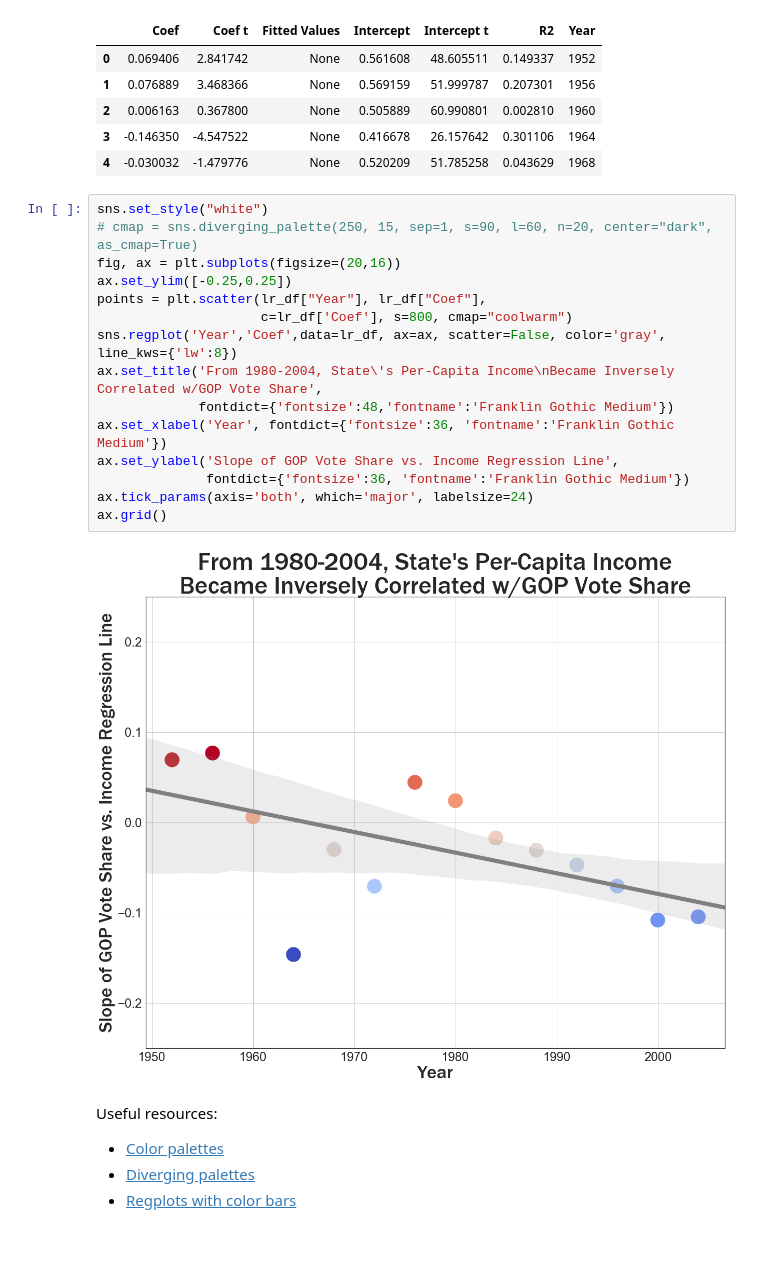
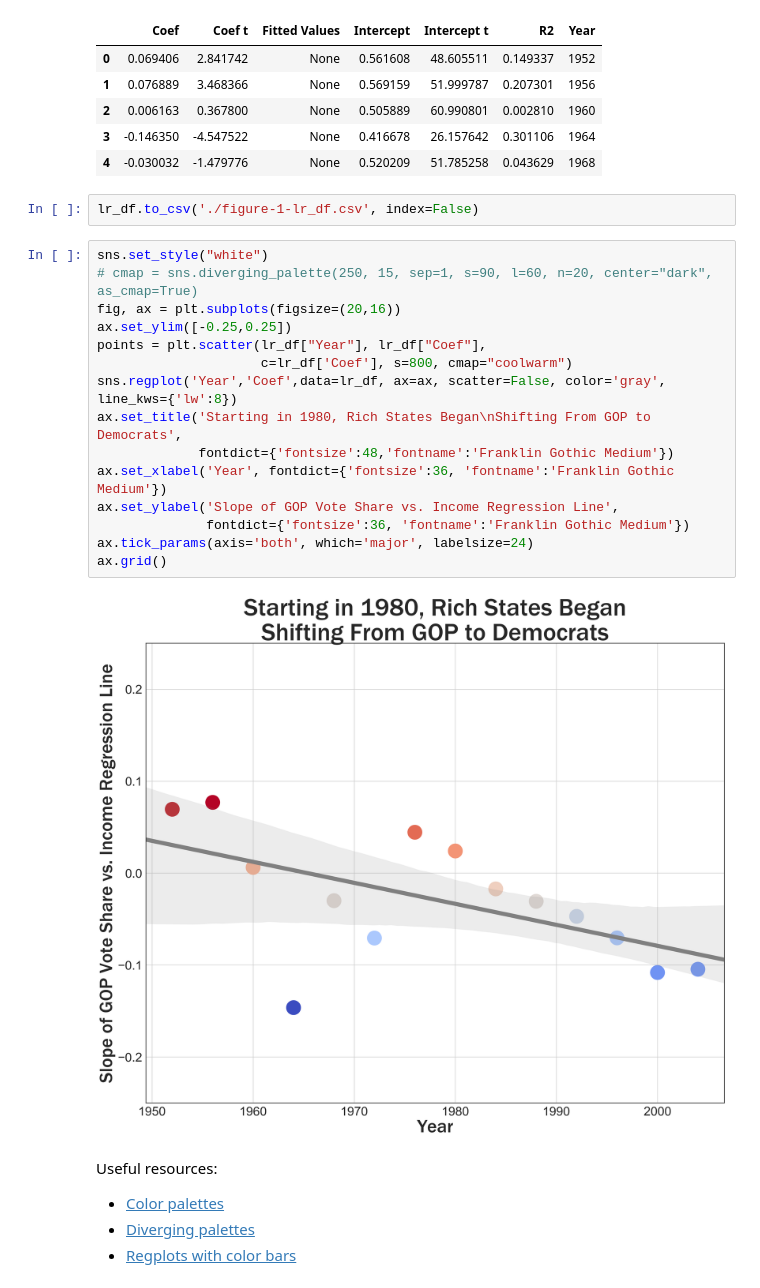
Before and after one commit to KirosG/DSI-capstone-project, a Jupyter notebook: 03-data-cleaning-eda.ipynb, the cells around one changed output. Cells and saved outputs as stored; diff of their text form; blank space fills up the shorter version.

```diff
--- a/03-data-cleaning-eda.ipynb
+++ b/03-data-cleaning-eda.ipynb
@@ -201,23 +181,25 @@ lr_df.head()
 | 2 | 0.006163 | 0.367800 | None | 0.505889 | 60.990801 | 0.002810 | 1960 |
 | 3 | -0.146350 | -4.547522 | None | 0.416678 | 26.157642 | 0.301106 | 1964 |
 | 4 | -0.030032 | -1.479776 | None | 0.520209 | 51.785258 | 0.043629 | 1968 |
+# %%
+lr_df.to_csv('./figure-1-lr_df.csv', index=False)
 # %%
 sns.set_style("white")
 # cmap = sns.diverging_palette(250, 15, sep=1, s=90, l=60, n=20, center="dark", as_cmap=True)
 fig, ax = plt.subplots(figsize=(20,16))
 ax.set_ylim([-0.25,0.25])
 points = plt.scatter(lr_df["Year"], lr_df["Coef"],
                      c=lr_df['Coef'], s=800, cmap="coolwarm")
 sns.regplot('Year','Coef',data=lr_df, ax=ax, scatter=False, color='gray', line_kws={'lw':8})
-ax.set_title('From 1980-2004, State\'s Per-Capita Income\nBecame Inversely Correlated w/GOP Vote Share',
+ax.set_title('Starting in 1980, Rich States Began\nShifting From GOP to Democrats',
              fontdict={'fontsize':48,'fontname':'Franklin Gothic Medium'})
 ax.set_xlabel('Year', fontdict={'fontsize':36, 'fontname':'Franklin Gothic Medium'})
 ax.set_ylabel('Slope of GOP Vote Share vs. Income Regression Line',
               fontdict={'fontsize':36, 'fontname':'Franklin Gothic Medium'})
 ax.tick_params(axis='both', which='major', labelsize=24)
 ax.grid()
 # %% [output]
-[figure, old version]
+[figure, new version]
 # %% [markdown]
 Useful resources:
 * [Color palettes](https://seaborn.pydata.org/tutorial/color_palettes.html)
```
Also changed, not shown: parts of 32 cells of this notebook, 2 other files.
